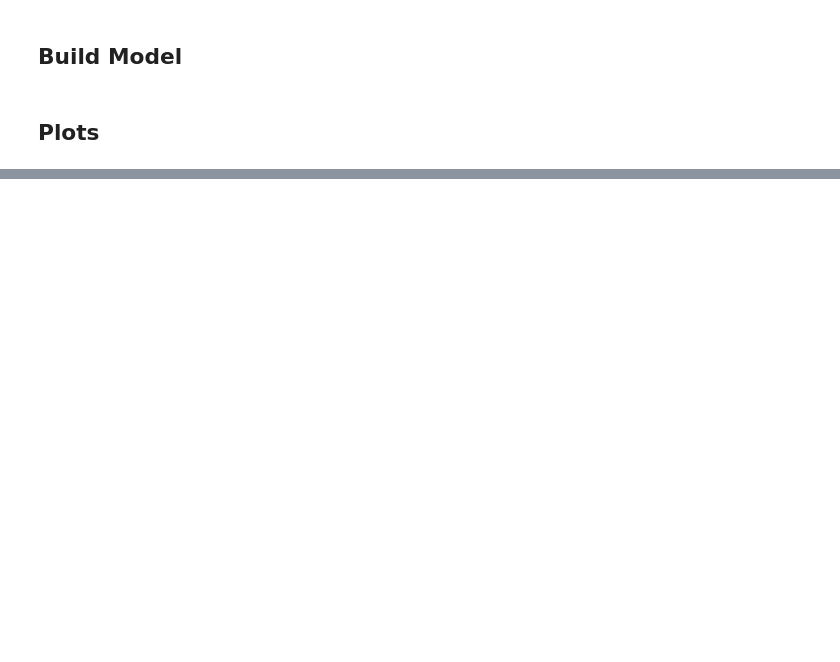
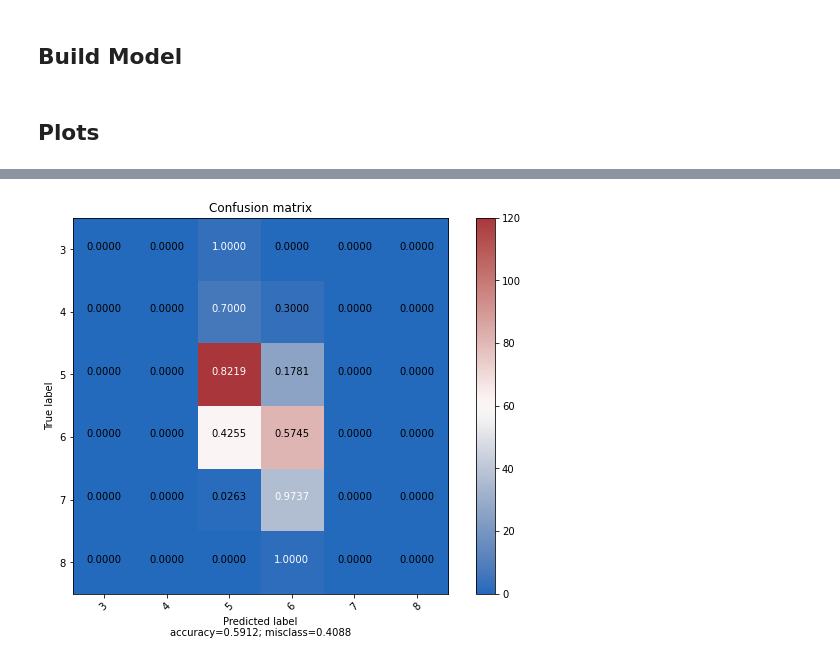
Before and after one commit to arronz99/417project, a Jupyter notebook: svc.ipynb, the cells around one changed output, grey strips where cells are left out. Cells and saved outputs as stored; diff of their text form; code cells hidden in the pictures; blank space fills up the shorter version.

```diff
--- a/svc.ipynb
+++ b/svc.ipynb
@@ -139,0 +136,4 @@ sns.heatmap(cfm/np.sum(cfm), annot=True, fmt=".2%")
+# %%
+plot_confusion_matrix(cfm, range(3, 9), cmap="vlag")
+# %% [output]
+[figure, added]
```
Also changed, not shown: parts of 10 cells of this notebook.
